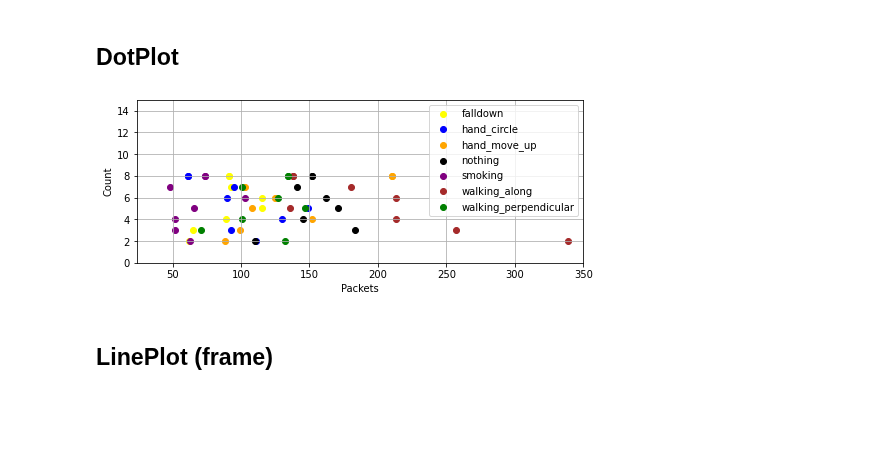
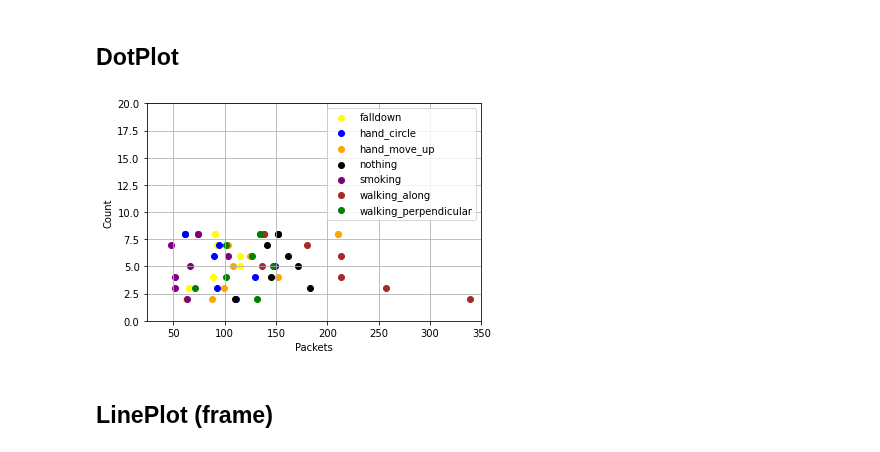
Before and after one commit to srk-practicum/2022-knu-wmi, a Jupyter notebook: plot.ipynb, the cells around one changed output. Cells and saved outputs as stored; diff of their text form; code cells hidden in the pictures; blank space fills up the shorter version.

```diff
--- a/plot.ipynb
+++ b/plot.ipynb
@@ -8,20 +9,20 @@ import os
 # %%
 colors = ['yellow', 'blue', 'orange', 'black', 'purple', 'brown', 'green']
 csv_folders = os.listdir("csv_folders")
-plt.figure(figsize=(8, 3))
+# plt.figure(figsize=(8, 5))
 for ind, folder in enumerate(csv_folders):
     files = os.listdir(f"csv_folders/{folder}")
     ctr = 1
     for file in files:
         length = len(pd.DataFrame(pd.read_csv(f"csv_folders/{folder}/{file}")))
         ctr += 1
         plt.scatter(length, ctr, color=colors[ind])
     plt.scatter(length, ctr, color=colors[ind],label=csv_folders[ind])
 plt.legend()
-plt.gca().set(xlim=(24, 350), ylim=(0, 15), xlabel='Packets', ylabel='Count')
+plt.gca().set(xlim=(24, 350), ylim=(0, 20), xlabel='Packets', ylabel='Count')
 plt.grid()
 # %% [output]
-[figure, old version]
+[figure, new version]
 # %% [markdown]
 ## LinePlot (frame)
 # %% [markdown]
```
Also changed, not shown: parts of 2 cells of this notebook.
